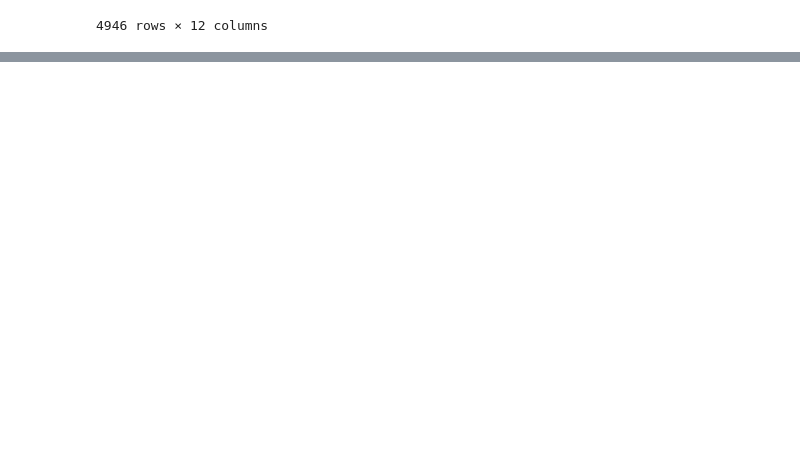
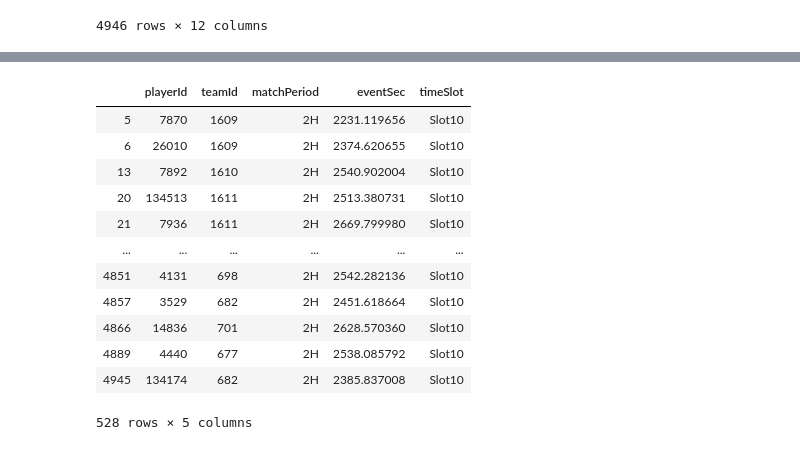
Before and after one commit to silviuspac/Homework_2, a Jupyter notebook: CRQ1.ipynb, the cells around one changed output, grey strips where cells are left out. Cells and saved outputs as stored; diff of their text form; code cells hidden in the pictures; blank space fills up the shorter version.

```diff
--- a/CRQ1.ipynb
+++ b/CRQ1.ipynb
@@ -49,0 +166,18 @@ df_events.groupby('id').count()
+# %%
+# top ten teams Slot10 [81, 90)
+df_slot10 = df_goals[df_goals['timeSlot'] == 'Slot10']
+df_slot10
+# %% [output]
+|  | playerId | teamId | matchPeriod | eventSec | timeSlot |
+| 5 | 7870 | 1609 | 2H | 2231.119656 | Slot10 |
+| 6 | 26010 | 1609 | 2H | 2374.620655 | Slot10 |
+| 13 | 7892 | 1610 | 2H | 2540.902004 | Slot10 |
+| 20 | 134513 | 1611 | 2H | 2513.380731 | Slot10 |
+| 21 | 7936 | 1611 | 2H | 2669.799980 | Slot10 |
+| ... | ... | ... | ... | ... | ... |
+| 4851 | 4131 | 698 | 2H | 2542.282136 | Slot10 |
+| 4857 | 3529 | 682 | 2H | 2451.618664 | Slot10 |
+| 4866 | 14836 | 701 | 2H | 2628.570360 | Slot10 |
+| 4889 | 4440 | 677 | 2H | 2538.085792 | Slot10 |
+| 4945 | 134174 | 682 | 2H | 2385.837008 | Slot10 |
+528 rows × 5 columns
```
Also changed, not shown: parts of 15 cells of this notebook.
